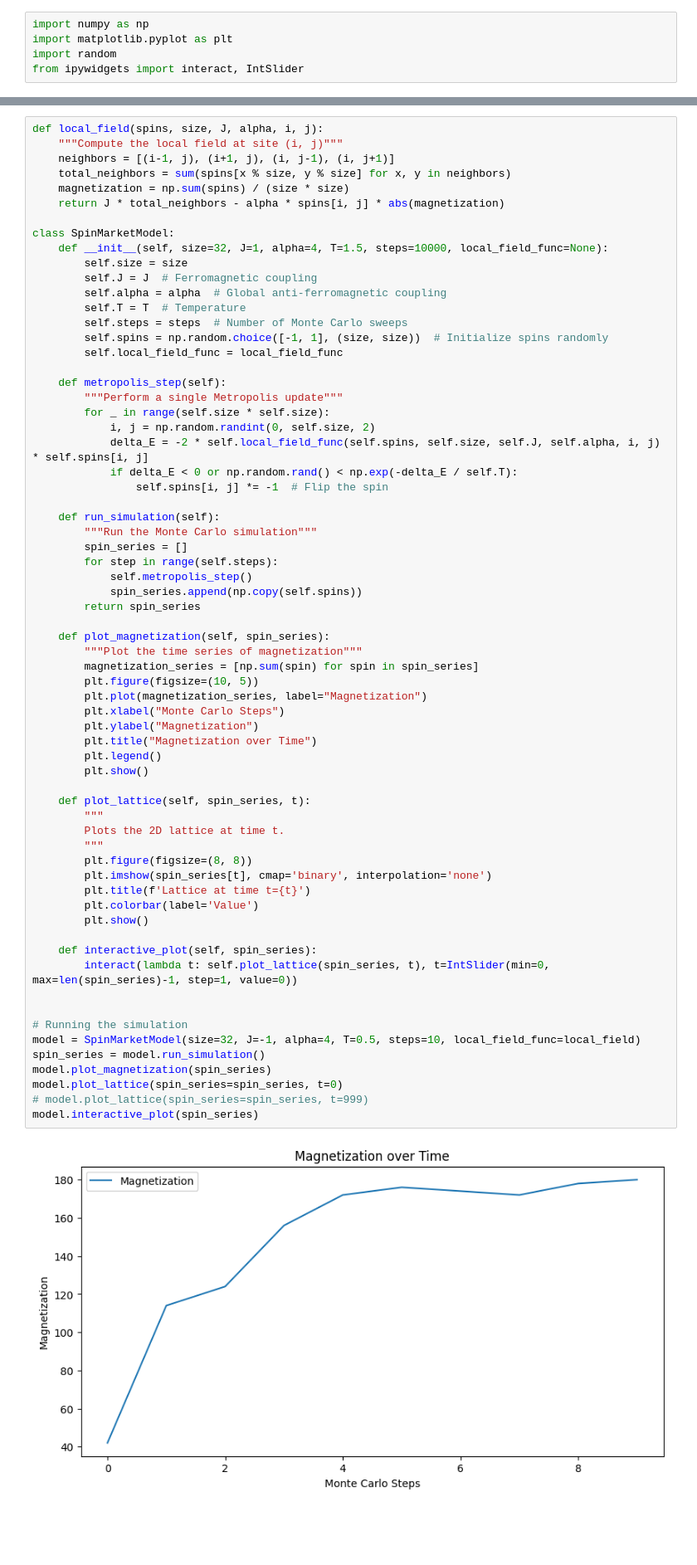
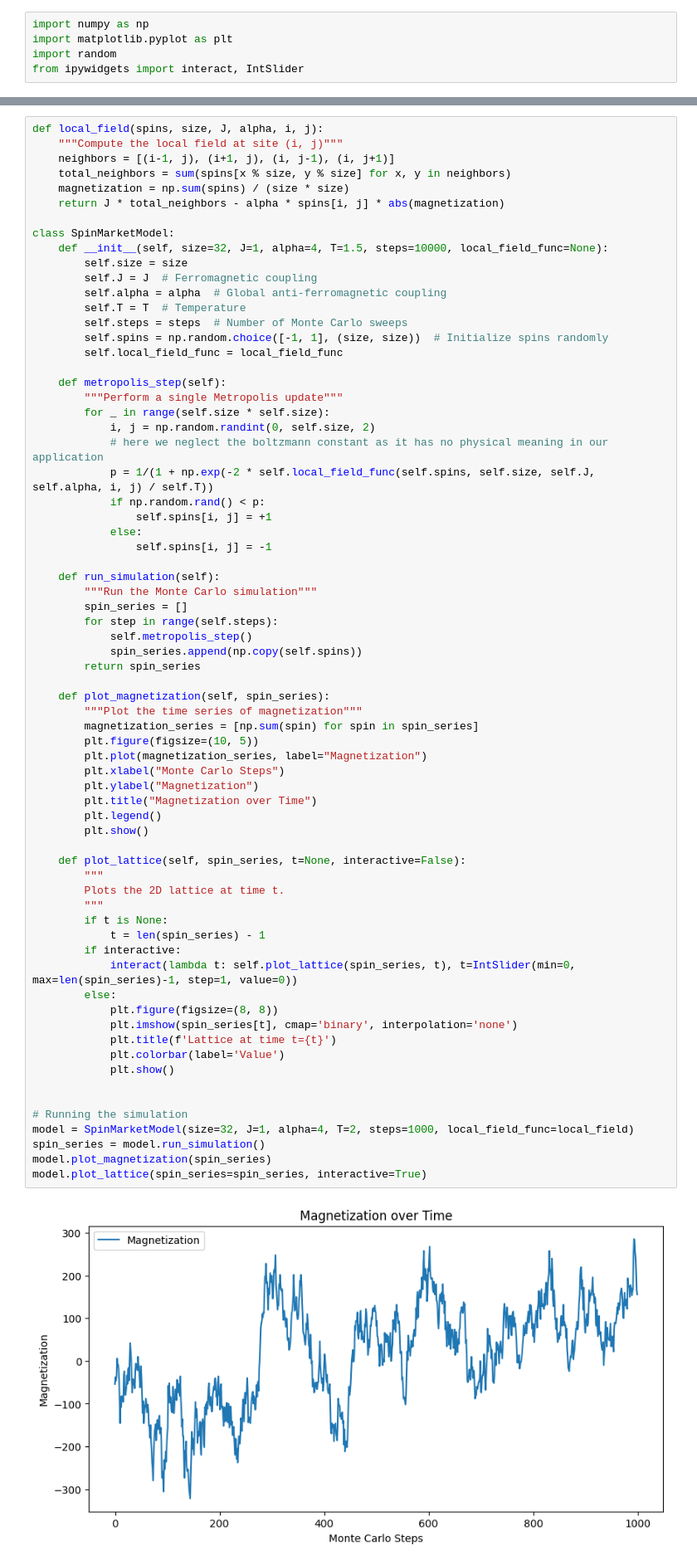
Before and after one commit to eghirardo/ising-markets, a Jupyter notebook: Code/Bornholdt.ipynb, the cells around one changed output, grey strips where cells are left out. Shown at 83% size. Saved outputs shown, nothing was run; the diff lists cells and outputs as text; blank space fills up the shorter version.

```diff
--- a/Code/Bornholdt.ipynb
+++ b/Code/Bornholdt.ipynb
@@ -30,49 +30,52 @@ class SpinMarketModel:
         """Perform a single Metropolis update"""
         for _ in range(self.size * self.size):
             i, j = np.random.randint(0, self.size, 2)
-            delta_E = -2 * self.local_field_func(self.spins, self.size, self.J, self.alpha, i, j) * self.spins[i, j]
-            if delta_E < 0 or np.random.rand() < np.exp(-delta_E / self.T):
-                self.spins[i, j] *= -1  # Flip the spin
+            # here we neglect the boltzmann constant as it has no physical meaning in our application
+            p = 1/(1 + np.exp(-2 * self.local_field_func(self.spins, self.size, self.J, self.alpha, i, j) / self.T))
+            if np.random.rand() < p:
+                self.spins[i, j] = +1
+            else:
+                self.spins[i, j] = -1
 
     def run_simulation(self):
         """Run the Monte Carlo simulation"""
         spin_series = []
         for step in range(self.steps):
             self.metropolis_step()
             spin_series.append(np.copy(self.spins))
         return spin_series
 
     def plot_magnetization(self, spin_series):
         """Plot the time series of magnetization"""
         magnetization_series = [np.sum(spin) for spin in spin_series]
         plt.figure(figsize=(10, 5))
         plt.plot(magnetization_series, label="Magnetization")
         plt.xlabel("Monte Carlo Steps")
         plt.ylabel("Magnetization")
         plt.title("Magnetization over Time")
         plt.legend()
         plt.show()
 
-    def plot_lattice(self, spin_series, t):
+    def plot_lattice(self, spin_series, t=None, interactive=False):
         """
         Plots the 2D lattice at time t.
         """
-        plt.figure(figsize=(8, 8))
-        plt.imshow(spin_series[t], cmap='binary', interpolation='none')
-        plt.title(f'Lattice at time t={t}')
-        plt.colorbar(label='Value')
-        plt.show()
-
-    def interactive_plot(self, spin_series):
-        interact(lambda t: self.plot_lattice(spin_series, t), t=IntSlider(min=0, max=len(spin_series)-1, step=1, value=0))
+        if t is None:
+            t = len(spin_series) - 1
+        if interactive:
+            interact(lambda t: self.plot_lattice(spin_series, t), t=IntSlider(min=0, max=len(spin_series)-1, step=1, value=0))
+        else:
+            plt.figure(figsize=(8, 8))
+            plt.imshow(spin_series[t], cmap='binary', interpolation='none')
+            plt.title(f'Lattice at time t={t}')
+            plt.colorbar(label='Value')
+            plt.show()
 
 
 # Running the simulation
-model = SpinMarketModel(size=32, J=-1, alpha=4, T=0.5, steps=10, local_field_func=local_field)
+model = SpinMarketModel(size=32, J=1, alpha=4, T=2, steps=1000, local_field_func=local_field)
 spin_series = model.run_simulation()
 model.plot_magnetization(spin_series)
-model.plot_lattice(spin_series=spin_series, t=0)
-# model.plot_lattice(spin_series=spin_series, t=999)
-model.interactive_plot(spin_series)
+model.plot_lattice(spin_series=spin_series, interactive=True)
 # %% [output]
-[figure, old version]
+[figure, new version]
```
Also changed, not shown: parts of 2 cells of this notebook.
